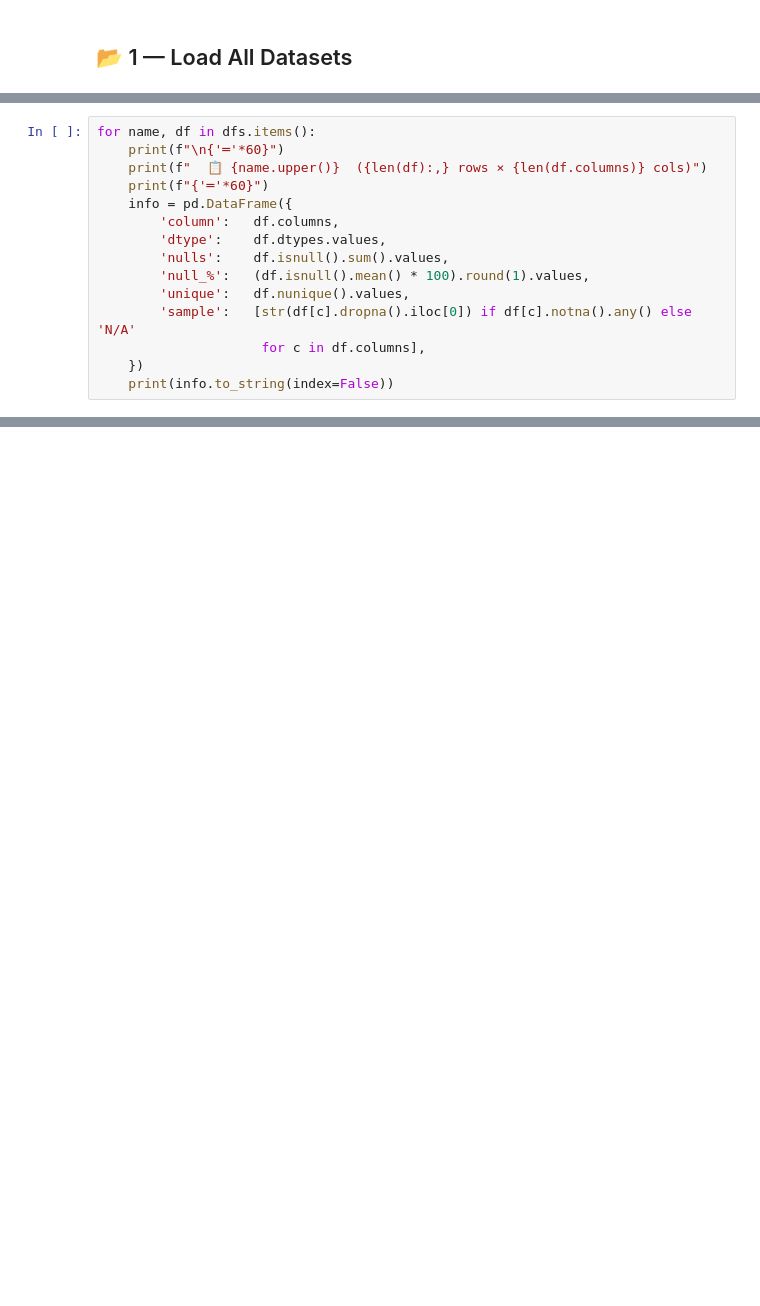
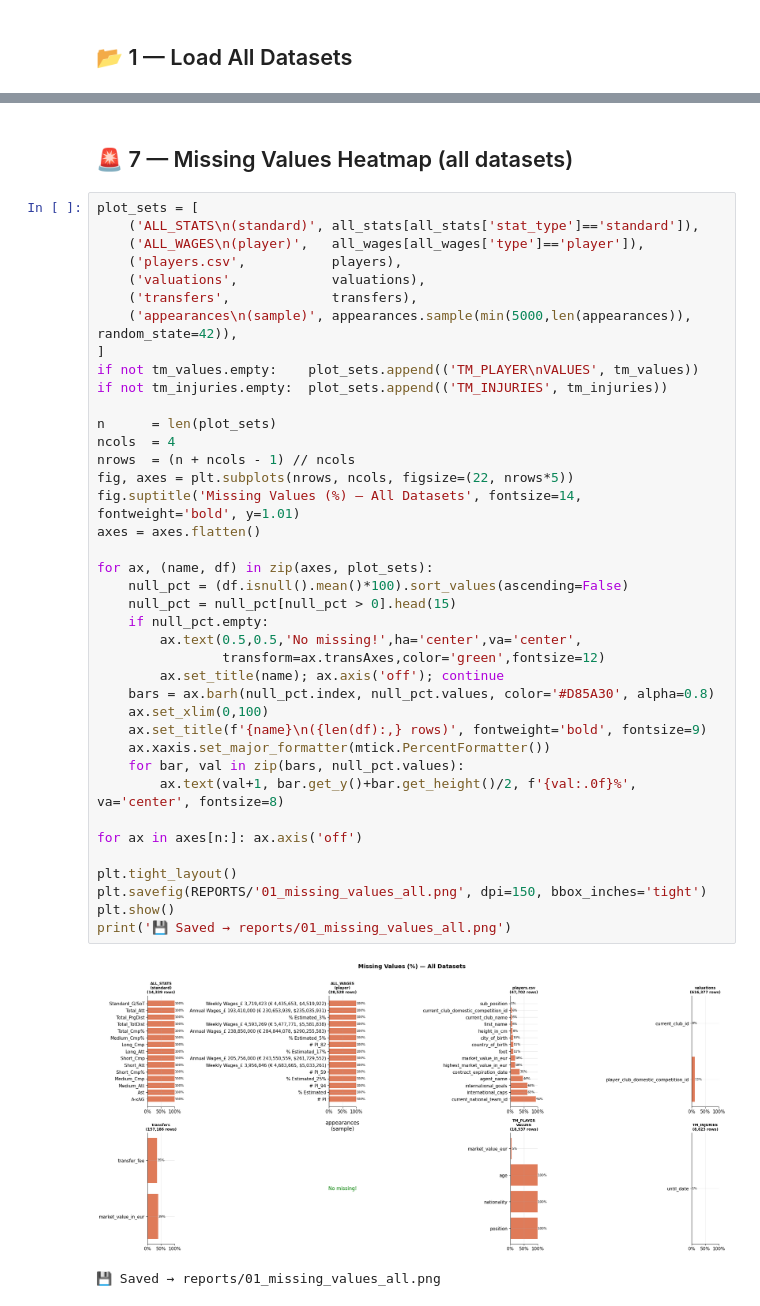
Before and after one commit to yannix2/Scouti_koora, a Jupyter notebook: notebooks/01_data_exploration.ipynb, the cells around one changed output, grey strips where cells are left out. Cells and saved outputs as stored; diff of their text form; blank space fills up the shorter version.

```diff
--- a/notebooks/01_data_exploration.ipynb
+++ b/notebooks/01_data_exploration.ipynb
@@ -95,15 +60,0 @@ TOTAL                   7,238,299
-# %%
-for name, df in dfs.items():
-    print(f"\n{'═'*60}")
-    print(f"  📋 {name.upper()}  ({len(df):,} rows × {len(df.columns)} cols)")
-    print(f"{'═'*60}")
-    info = pd.DataFrame({
-        'column':   df.columns,
-        'dtype':    df.dtypes.values,
-        'nulls':    df.isnull().sum().values,
-        'null_%':   (df.isnull().mean() * 100).round(1).values,
-        'unique':   df.nunique().values,
-        'sample':   [str(df[c].dropna().iloc[0]) if df[c].notna().any() else 'N/A'
-                     for c in df.columns],
-    })
-    print(info.to_string(index=False))
@@ -743,0 +370,44 @@ print(f'💾 Saved → data/processed/career_stats.csv  ({len(career):,} rows)')
+# %% [markdown]
+## 🚨 7 — Missing Values Heatmap (all datasets)
+# %%
+plot_sets = [
+    ('ALL_STATS\n(standard)', all_stats[all_stats['stat_type']=='standard']),
+    ('ALL_WAGES\n(player)',   all_wages[all_wages['type']=='player']),
+    ('players.csv',           players),
+    ('valuations',            valuations),
+    ('transfers',             transfers),
+    ('appearances\n(sample)', appearances.sample(min(5000,len(appearances)), random_state=42)),
+]
+if not tm_values.empty:    plot_sets.append(('TM_PLAYER\nVALUES', tm_values))
+if not tm_injuries.empty:  plot_sets.append(('TM_INJURIES', tm_injuries))
+
+n      = len(plot_sets)
+ncols  = 4
+nrows  = (n + ncols - 1) // ncols
+fig, axes = plt.subplots(nrows, ncols, figsize=(22, nrows*5))
+fig.suptitle('Missing Values (%) — All Datasets', fontsize=14, fontweight='bold', y=1.01)
+axes = axes.flatten()
+
+for ax, (name, df) in zip(axes, plot_sets):
+    null_pct = (df.isnull().mean()*100).sort_values(ascending=False)
+    null_pct = null_pct[null_pct > 0].head(15)
+    if null_pct.empty:
+        ax.text(0.5,0.5,'No missing!',ha='center',va='center',
+                transform=ax.transAxes,color='green',fontsize=12)
+        ax.set_title(name); ax.axis('off'); continue
+    bars = ax.barh(null_pct.index, null_pct.values, color='#D85A30', alpha=0.8)
+    ax.set_xlim(0,100)
+    ax.set_title(f'{name}\n({len(df):,} rows)', fontweight='bold', fontsize=9)
+    ax.xaxis.set_major_formatter(mtick.PercentFormatter())
+    for bar, val in zip(bars, null_pct.values):
+        ax.text(val+1, bar.get_y()+bar.get_height()/2, f'{val:.0f}%', va='center', fontsize=8)
+
+for ax in axes[n:]: ax.axis('off')
+
+plt.tight_layout()
+plt.savefig(REPORTS/'01_missing_values_all.png', dpi=150, bbox_inches='tight')
+plt.show()
+print('💾 Saved → reports/01_missing_values_all.png')
+# %% [output]
+[figure, added]
+💾 Saved → reports/01_missing_values_all.png
```
Also changed, not shown: parts of 51 cells of this notebook, 3 other files.
